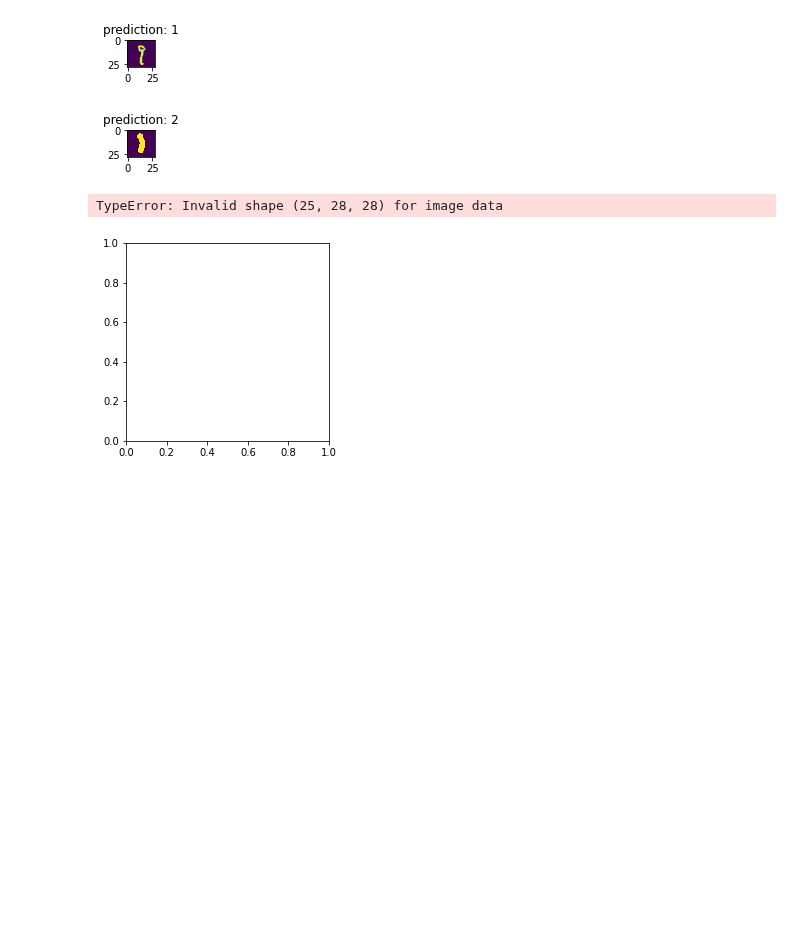
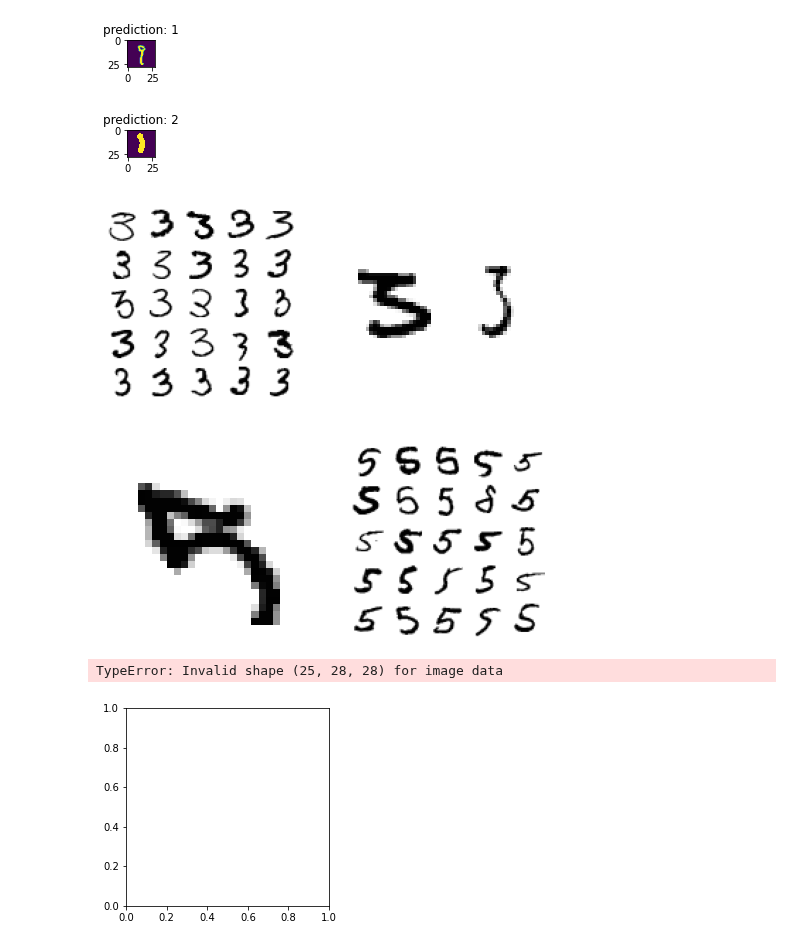
Before and after one commit to GlaIZier/digit-recongizer, a Jupyter notebook: notebooks/deep-learning-keras.ipynb, the cells around one changed output. Drawn from its saved outputs; the diff is of its cells as text; code cells hidden in the pictures; blank space fills up the shorter version.

Commit message:
Plot_digits() has been added

```diff
--- a/notebooks/deep-learning-keras.ipynb
+++ b/notebooks/deep-learning-keras.ipynb
@@ -581,6 +581,39 @@ analyse_confusing_predictions(predictions=basic_predictions, test_data=args.raw_
 [figure]
 [figure]
 [figure]
+# %%
+import matplotlib
+
+# EXTRA
+def plot_digits(instances, images_per_row=10, **options):
+    size = 28
+    images_per_row = min(len(instances), images_per_row)
+    images = [instance.reshape(size,size) for instance in instances]
+    n_rows = (len(instances) - 1) // images_per_row + 1
+    row_images = []
+    n_empty = n_rows * images_per_row - len(instances)
+    images.append(np.zeros((size, size * n_empty)))
+    for row in range(n_rows):
+        rimages = images[row * images_per_row : (row + 1) * images_per_row]
+        row_images.append(np.concatenate(rimages, axis=1))
+    image = np.concatenate(row_images, axis=0)
+    plt.imshow(image, cmap = matplotlib.cm.binary, **options)
+    plt.axis("off")
+
+predictions_train_sparse = np.argmax(basic_model.predict(X), axis=1)
+X_33 = X[(y_sparse == 3) & (predictions_train_sparse == 3)]
+X_35 = X[(y_sparse == 3) & (predictions_train_sparse == 5)]
+X_53 = X[(y_sparse == 5) & (predictions_train_sparse == 3)]
+X_55 = X[(y_sparse == 5) & (predictions_train_sparse == 5)]
+plt.figure(figsize=(8, 8))
+plt.subplot(221); plot_digits(X_33[:25], images_per_row=5)
+plt.subplot(222); plot_digits(X_35[:25], images_per_row=5)
+plt.subplot(223); plot_digits(X_53[:25], images_per_row=5)
+plt.subplot(224); plot_digits(X_55[:25], images_per_row=5)
+
+plt.show()
+# %% [output]
+[figure, added]
 # %%
 import math
 import matplotlib
```
